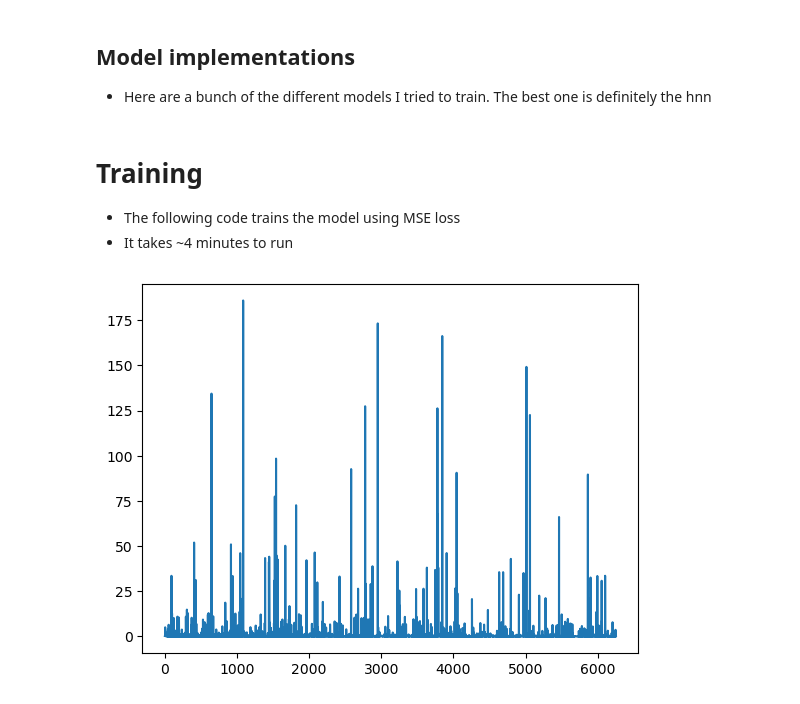
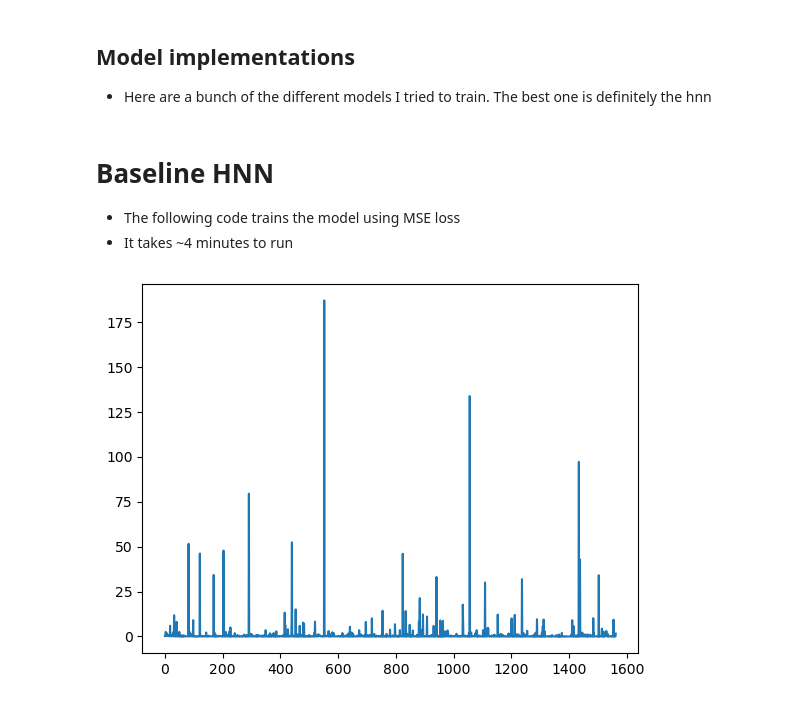
Before and after one commit to brownthesr/three_body, a Jupyter notebook: master.ipynb, the cells around one changed output. Cells and saved outputs as stored; diff of their text form; code cells hidden in the pictures.

```diff
--- a/master.ipynb
+++ b/master.ipynb
@@ -197,18 +194,21 @@ opt = torch.optim.Adam(model.parameters(),1e-3)
 # %% [markdown]
-# Training
+# Baseline HNN
 - The following code trains the model using MSE loss
 - It takes ~4 minutes to run
 # %%
+epochs = 1
+model = HNN(12)
+opt = torch.optim.Adam(model.parameters(),1e-3)
 losses = []
 for epoch in range(epochs):
     for x,dxdt in tqdm(dloader):
         opt.zero_grad()
         pred = model.time_derivative(x)
         loss = F.mse_loss(pred,dxdt)
         loss.backward()
         opt.step()
         losses.append(loss.item())
 plt.plot(losses)
 plt.show()
 # %% [output]
-[figure, old version]
+[figure, new version]
```
Also changed, not shown: parts of 9 cells of this notebook, 1 other file.
